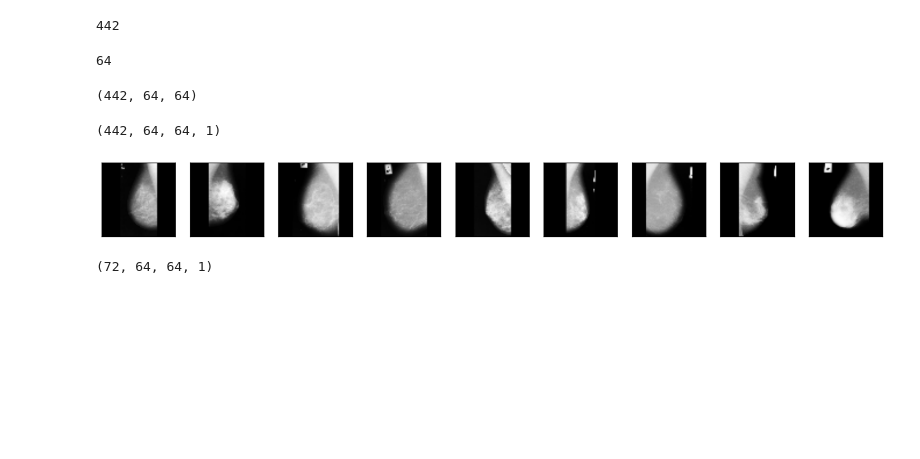
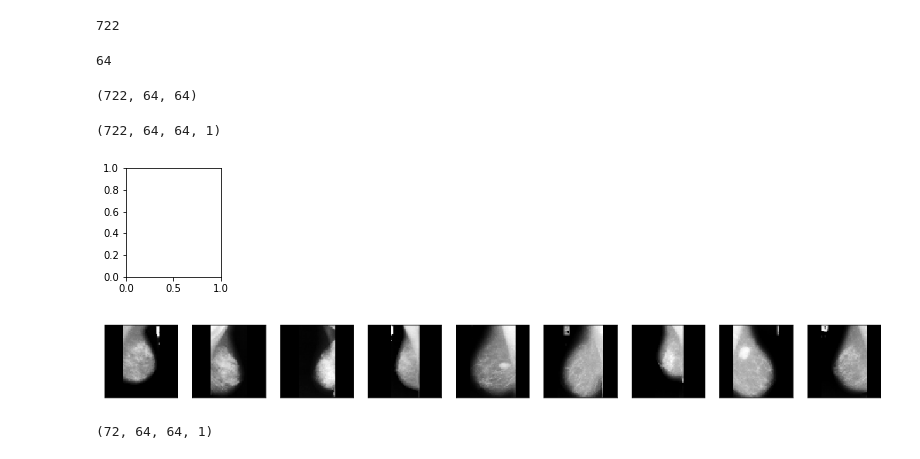
Before and after one commit to sandeepnmenon/Image-Denoising-with-Convolutional-Denoising-Autoencoders, a Jupyter notebook: mini-MIAS.ipynb, the cells around one changed output. Saved outputs shown, nothing was run; the diff lists cells and outputs as text; code cells hidden in the pictures; blank space fills up the shorter version.

Commit message:
Added new dataset and BM3D Implementation

```diff
--- a/mini-MIAS.ipynb
+++ b/mini-MIAS.ipynb
@@ -19,9 +19,10 @@ def read_dataset(folder):
 # %%
 images = read_dataset('data/all-mias/')
 images.extend(read_dataset('data/dental'))
+images.extend(read_dataset('data/RawImage/TrainingData'))
 len(images)
 # %% [output]
-442
+722
 # %%
 len(images[0])
 # %% [output]
@@ -30,26 +31,27 @@ len(images[0])
 images = np.array(images)
 print images.shape
 # %% [output]
-(442, 64, 64)
+(722, 64, 64)
 # %%
 images = images.astype('float32')/255.
 images = np.reshape(images, (images.shape[0],64,64,1))
 # %%
 images.shape
 # %% [output]
-(442, 64, 64, 1)
+(722, 64, 64, 1)
 # %%
 n = 10
 plt.figure(figsize=(20, 2))
 for i in range(1,n):
     ax = plt.subplot(1, n, i)
-    plt.imshow(x_test[i].reshape(64, 64))
+    plt.imshow(images[i].reshape(64, 64))
     plt.gray()
     ax.get_xaxis().set_visible(False)
     ax.get_yaxis().set_visible(False)
 plt.show()
 # %% [output]
-[figure, old version]
+[figure, new version]
+[figure, added]
 # %%
 #adding noise
 def salt_and_pepper(image,factor):
```
Also changed, not shown: parts of 15 cells of this notebook, 2 other files.
